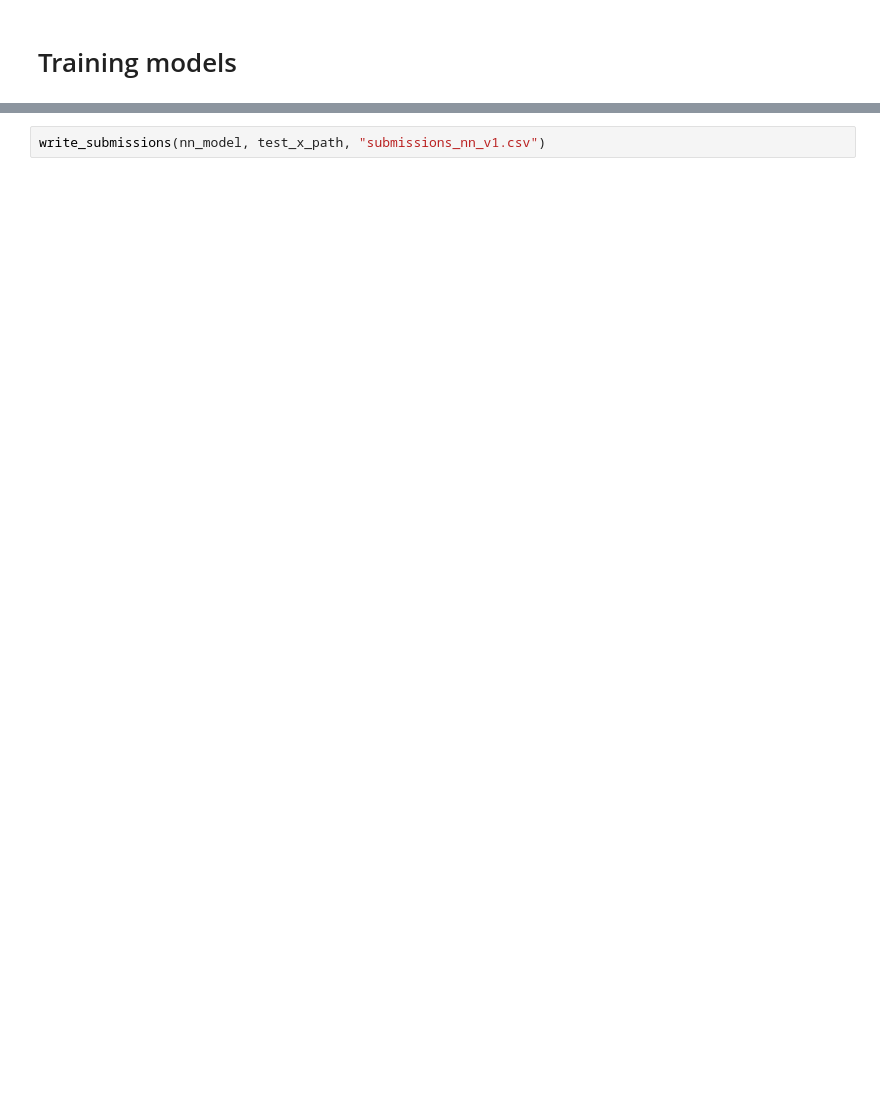
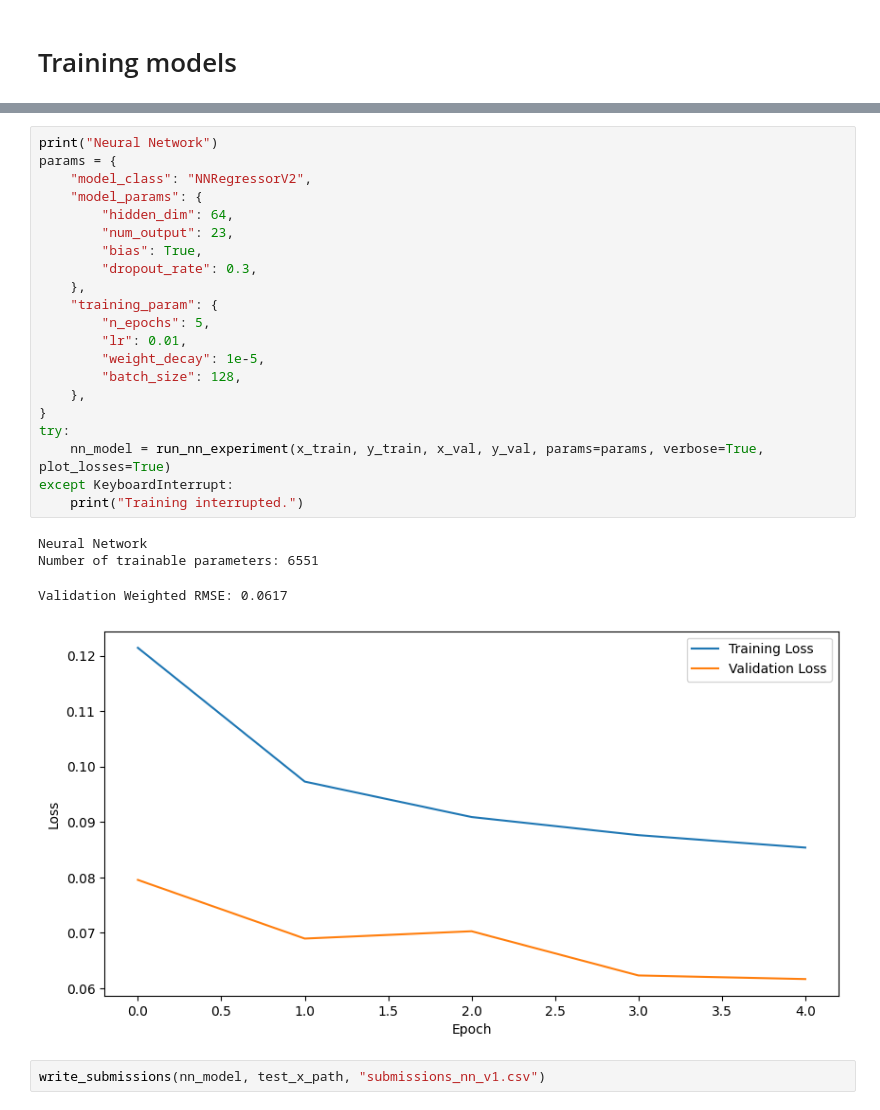
Before and after one commit to killian31/IdGas, a Jupyter notebook: train.ipynb, the cells around one changed output, grey strips where cells are left out. Cells and saved outputs as stored; diff of their text form; blank space fills up the shorter version.

```diff
--- a/train.ipynb
+++ b/train.ipynb
@@ -60,2 +142,28 @@ Validation Weighted RMSE: 0.0302
+# %%
+print("Neural Network")
+params = {
+    "model_class": "NNRegressorV2",
+    "model_params": {
+        "hidden_dim": 64,
+        "num_output": 23,
+        "bias": True,
+        "dropout_rate": 0.3,
+    },
+    "training_param": {
+        "n_epochs": 5,
+        "lr": 0.01,
+        "weight_decay": 1e-5,
+        "batch_size": 128,
+    },
+}
+try:
+    nn_model = run_nn_experiment(x_train, y_train, x_val, y_val, params=params, verbose=True, plot_losses=True)
+except KeyboardInterrupt:
+    print("Training interrupted.")
+# %% [output]
+Neural Network
+Number of trainable parameters: 6551
+Validation Weighted RMSE: 0.0617
+[figure, added]
 # %%
 write_submissions(nn_model, test_x_path, "submissions_nn_v1.csv")
```
Also changed, not shown: parts of 10 cells of this notebook, 7 other files.
